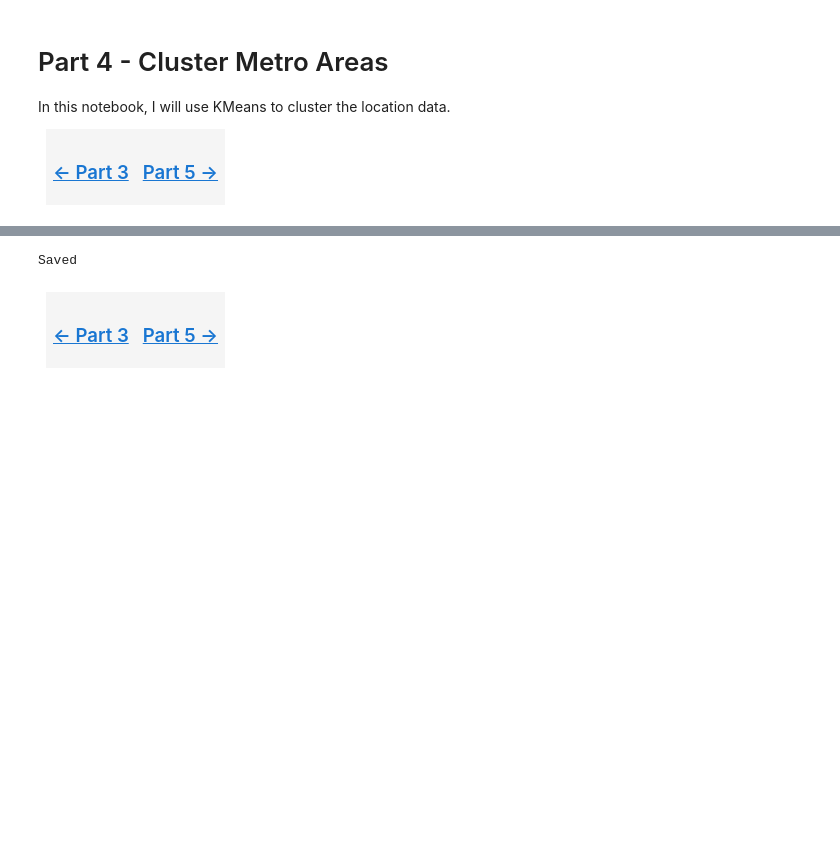
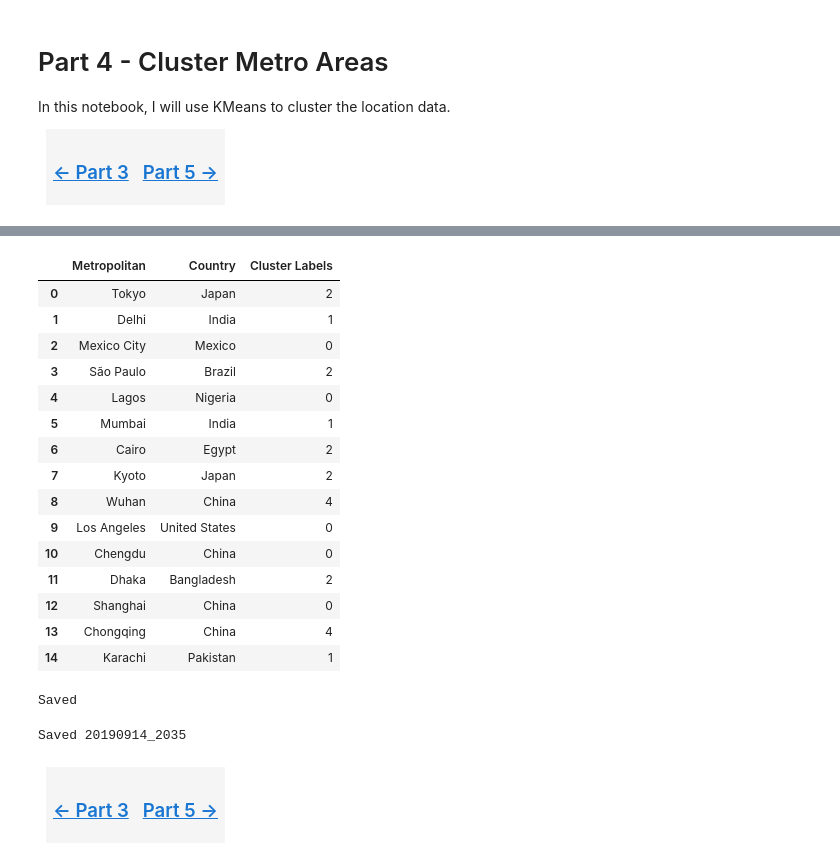
Before and after one commit to KathrynDH/Battle-of-the-Neighborhoods-FinalProject, a Jupyter notebook: Cluster Metro Areas.ipynb, the cells around one changed output, grey strips where cells are left out. Saved outputs shown, nothing was run; the diff lists cells and outputs as text; code cells hidden in the pictures; blank space fills up the shorter version.

```diff
--- a/Cluster Metro Areas.ipynb
+++ b/Cluster Metro Areas.ipynb
@@ -173,9 +151,35 @@ df_New
+# %%
+df_New.loc[:,['Metropolitan','Country','Cluster Labels']].head(15)
+# %% [output]
+|  | Metropolitan | Country | Cluster Labels |
+| 0 | Tokyo | Japan | 2 |
+| 1 | Delhi | India | 1 |
+| 2 | Mexico City | Mexico | 0 |
+| 3 | São Paulo | Brazil | 2 |
+| 4 | Lagos | Nigeria | 0 |
+| 5 | Mumbai | India | 1 |
+| 6 | Cairo | Egypt | 2 |
+| 7 | Kyoto | Japan | 2 |
+| 8 | Wuhan | China | 4 |
+| 9 | Los Angeles | United States | 0 |
+| 10 | Chengdu | China | 0 |
+| 11 | Dhaka | Bangladesh | 2 |
+| 12 | Shanghai | China | 0 |
+| 13 | Chongqing | China | 4 |
+| 14 | Karachi | Pakistan | 1 |
 # %%
 #Save dataframe to json file
 resource.Bucket(name=bucket).put_object(Key='VenueDataWithClusters.json', Body=df_New.to_json())
 print('Saved')
 # %% [output]
 Saved
+# %%
+#make a backup of the file
+t = datetime.now().strftime('%Y%m%d_%H%M')
+resource.Bucket(name=bucket).put_object(Key='VenueDataWithClusters' + t + '.json', Body=df_New.to_json())
+print('Saved ' + t)
+# %% [output]
+Saved 20190914_2035
 # %% [markdown]
 <table style="width:100%">
     <tr>
```
Also changed, not shown: parts of 13 cells of this notebook.
